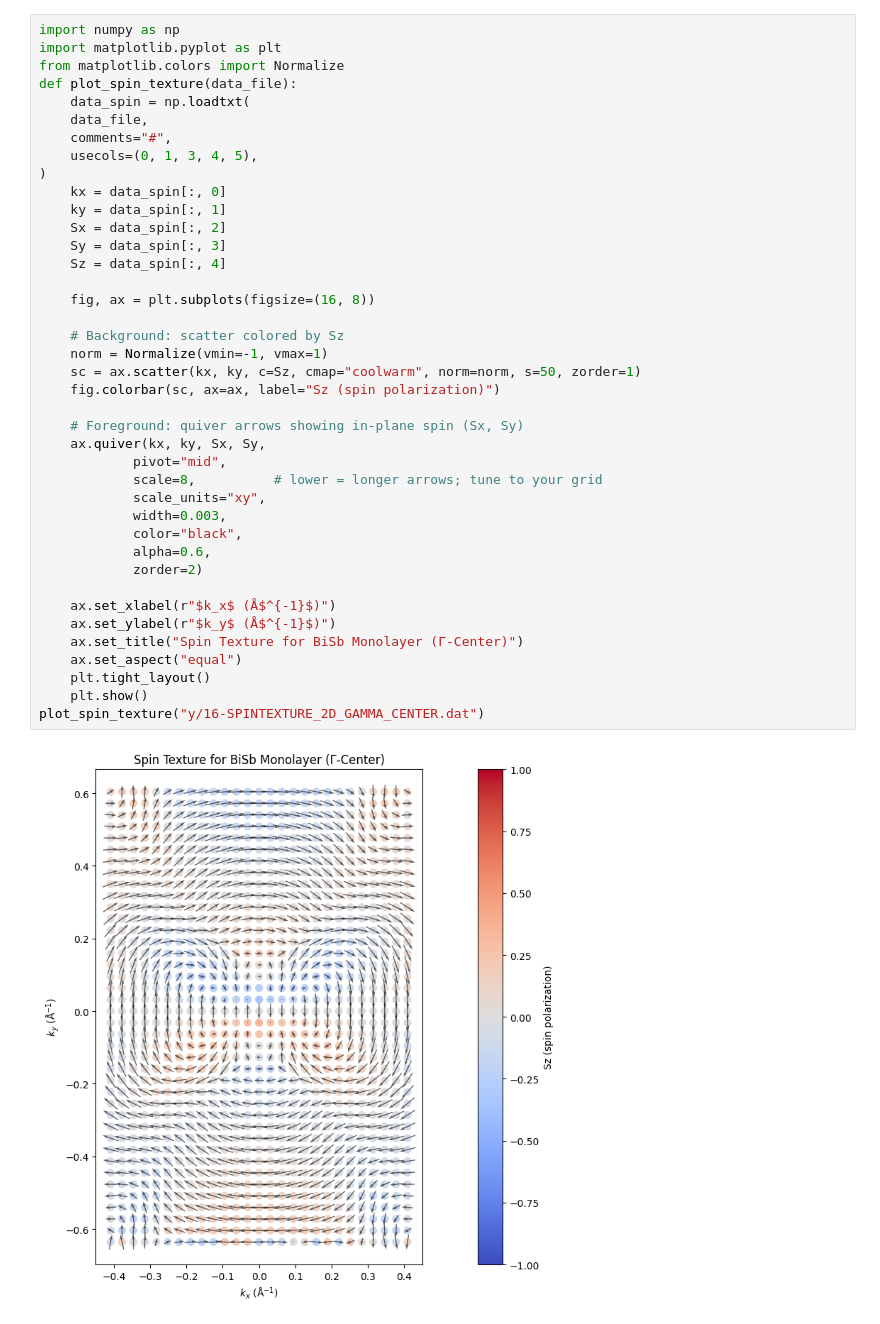
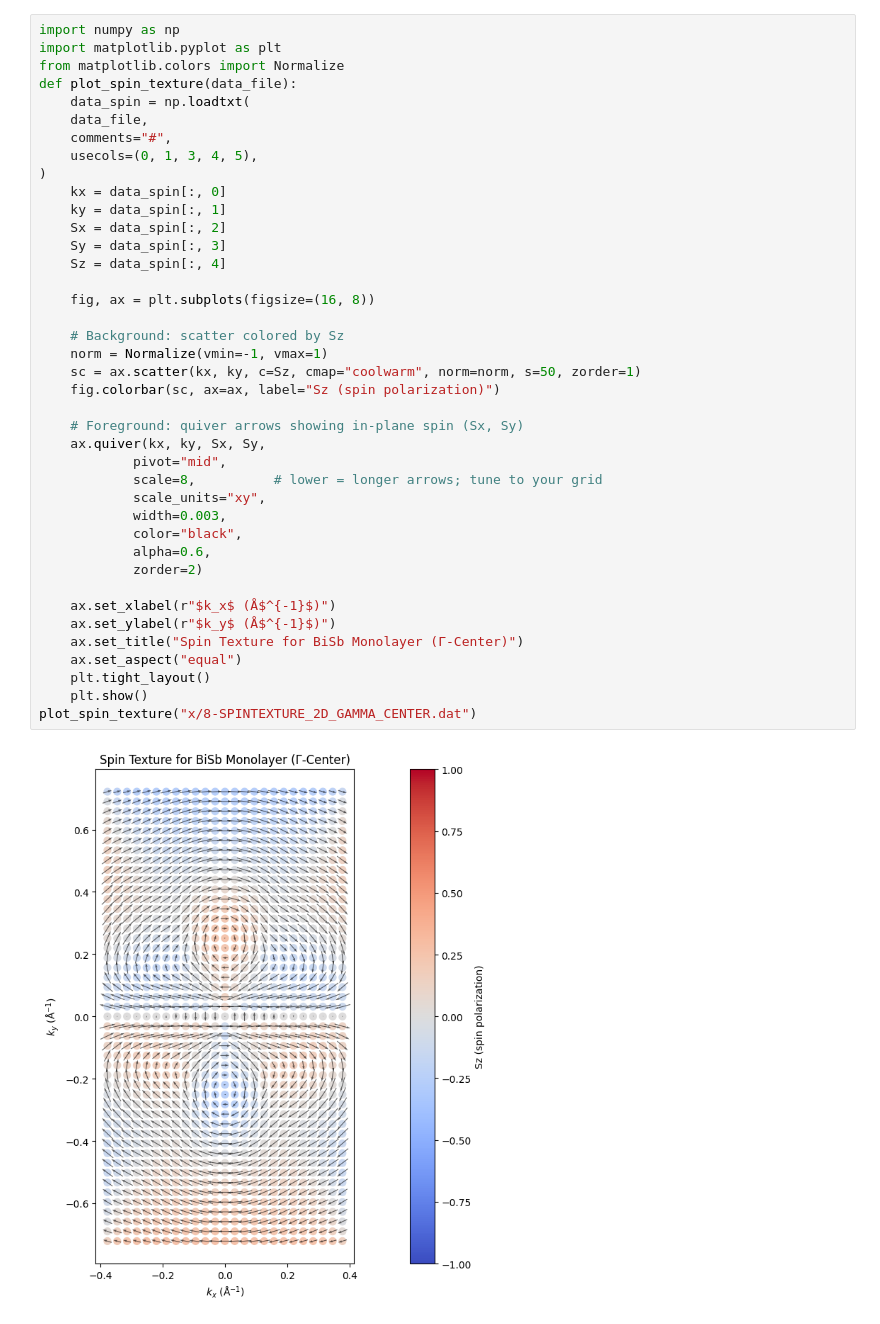
Before and after one commit to Lactuka/Thesis, a Jupyter notebook: spintexture/spintextures.ipynb, the cells around one changed output. Cells and saved outputs as stored; diff of their text form.

```diff
--- a/spintexture/spintextures.ipynb
+++ b/spintexture/spintextures.ipynb
@@ -11,32 +11,32 @@ def plot_spin_texture(data_file):
     kx = data_spin[:, 0]
     ky = data_spin[:, 1]
     Sx = data_spin[:, 2]
     Sy = data_spin[:, 3]
     Sz = data_spin[:, 4]
 
     fig, ax = plt.subplots(figsize=(16, 8))
 
     # Background: scatter colored by Sz
     norm = Normalize(vmin=-1, vmax=1)
     sc = ax.scatter(kx, ky, c=Sz, cmap="coolwarm", norm=norm, s=50, zorder=1)
     fig.colorbar(sc, ax=ax, label="Sz (spin polarization)")
 
     # Foreground: quiver arrows showing in-plane spin (Sx, Sy)
     ax.quiver(kx, ky, Sx, Sy,
             pivot="mid",
             scale=8,          # lower = longer arrows; tune to your grid
             scale_units="xy",
             width=0.003,
             color="black",
             alpha=0.6,
             zorder=2)
 
     ax.set_xlabel(r"$k_x$ (Å$^{-1}$)")
     ax.set_ylabel(r"$k_y$ (Å$^{-1}$)")
     ax.set_title("Spin Texture for BiSb Monolayer (Γ-Center)")
     ax.set_aspect("equal")
     plt.tight_layout()
     plt.show()
-plot_spin_texture("y/16-SPINTEXTURE_2D_GAMMA_CENTER.dat")
+plot_spin_texture("x/8-SPINTEXTURE_2D_GAMMA_CENTER.dat")
 # %% [output]
-[figure, old version]
+[figure, new version]
```
Also changed, not shown: 36 other files.
